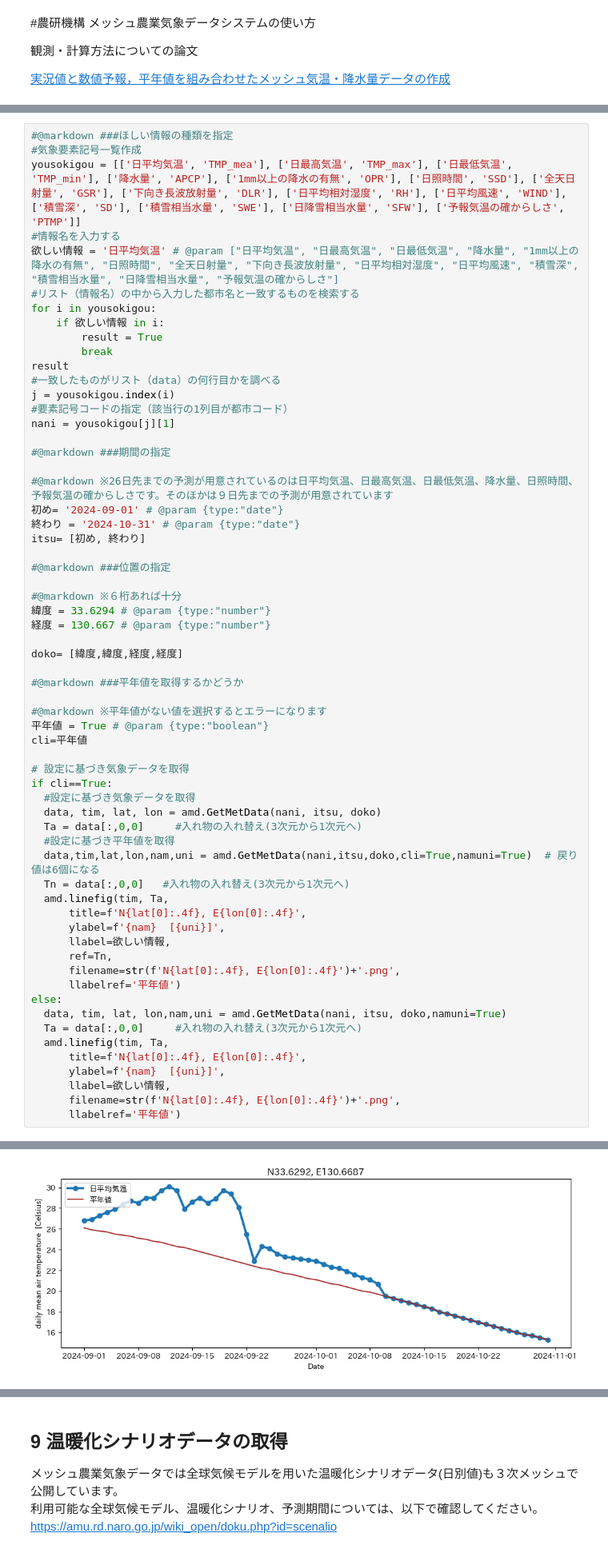
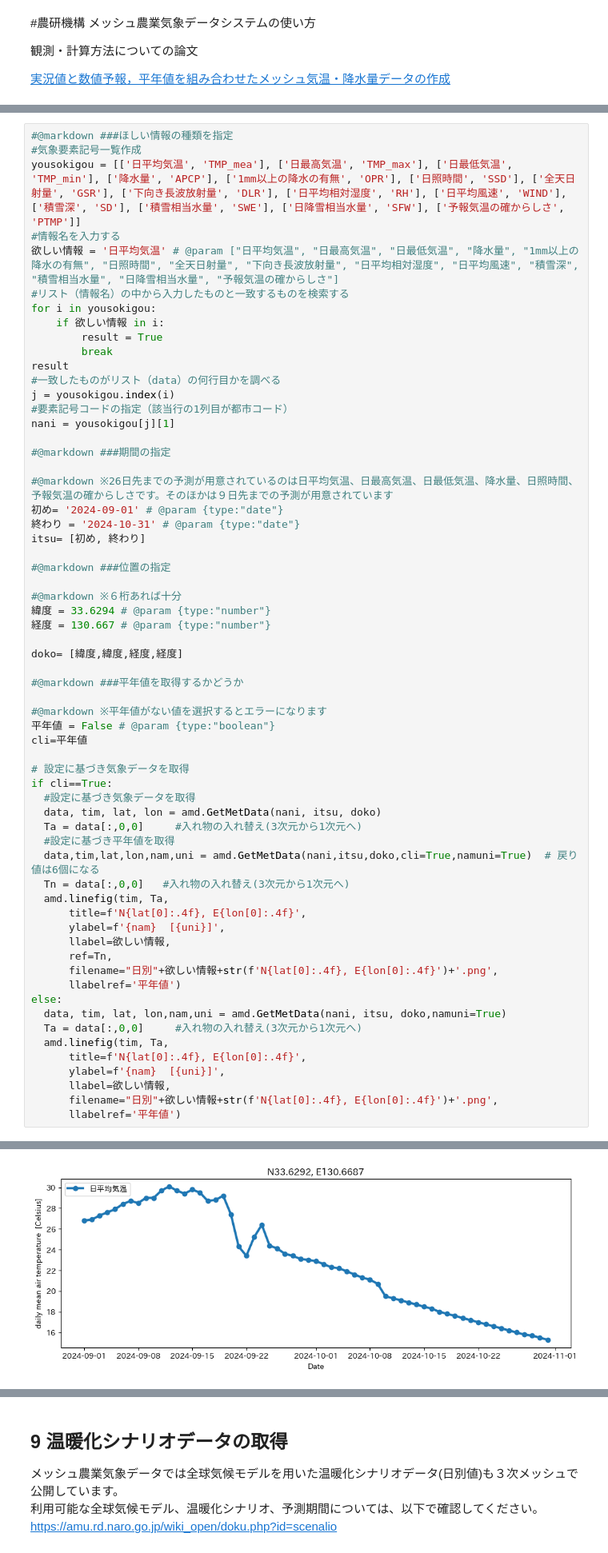
Before and after one commit to 1900690/Agro-Meteorological-Grid-Square-Data, a Jupyter notebook: 1kmメッシュ気象情報.ipynb, the cells around one changed output, grey strips where cells are left out. Shown at 80% size. Drawn from its saved outputs; the diff is of its cells as text.

```diff
--- a/1kmメッシュ気象情報.ipynb
+++ b/1kmメッシュ気象情報.ipynb
@@ -79,7 +78,7 @@ files.download('/content/AMGSDS_map.html')
 yousokigou = [['日平均気温', 'TMP_mea'], ['日最高気温', 'TMP_max'], ['日最低気温', 'TMP_min'], ['降水量', 'APCP'], ['1mm以上の降水の有無', 'OPR'], ['日照時間', 'SSD'], ['全天日射量', 'GSR'], ['下向き長波放射量', 'DLR'], ['日平均相対湿度', 'RH'], ['日平均風速', 'WIND'], ['積雪深', 'SD'], ['積雪相当水量', 'SWE'], ['日降雪相当水量', 'SFW'], ['予報気温の確からしさ', 'PTMP']]
 #情報名を入力する
 欲しい情報 = '日平均気温' # @param ["日平均気温", "日最高気温", "日最低気温", "降水量", "1mm以上の降水の有無", "日照時間", "全天日射量", "下向き長波放射量", "日平均相対湿度", "日平均風速", "積雪深", "積雪相当水量", "日降雪相当水量", "予報気温の確からしさ"]
-#リスト（情報名）の中から入力した都市名と一致するものを検索する
+#リスト（情報名）の中から入力したものと一致するものを検索する
 for i in yousokigou:
     if 欲しい情報 in i:
         result = True
@@ -108,7 +107,7 @@ doko= [緯度,緯度,経度,経度]
 #@markdown ###平年値を取得するかどうか
 
 #@markdown ※平年値がない値を選択するとエラーになります
-平年値 = True # @param {type:"boolean"}
+平年値 = False # @param {type:"boolean"}
 cli=平年値
 
 # 設定に基づき気象データを取得
@@ -124,7 +123,7 @@ if cli==True:
       ylabel=f'{nam}  [{uni}]',
       llabel=欲しい情報,
       ref=Tn,
-      filename=str(f'N{lat[0]:.4f}, E{lon[0]:.4f}')+'.png',
+      filename="日別"+欲しい情報+str(f'N{lat[0]:.4f}, E{lon[0]:.4f}')+'.png',
       llabelref='平年値')
 else:
   data, tim, lat, lon,nam,uni = amd.GetMetData(nani, itsu, doko,namuni=True)
@@ -133,7 +132,7 @@ else:
       title=f'N{lat[0]:.4f}, E{lon[0]:.4f}',
       ylabel=f'{nam}  [{uni}]',
       llabel=欲しい情報,
-      filename=str(f'N{lat[0]:.4f}, E{lon[0]:.4f}')+'.png',
+      filename="日別"+欲しい情報+str(f'N{lat[0]:.4f}, E{lon[0]:.4f}')+'.png',
       llabelref='平年値')
 # %% [output]
 TMP_mea (61, 1, 1) Tile
@@ -141 +139 @@ Cli_TMP_mea (61, 1, 1) Tile
-[figure, old version]
+[figure, new version]
```
Also changed, not shown: parts of 29 cells of this notebook.
